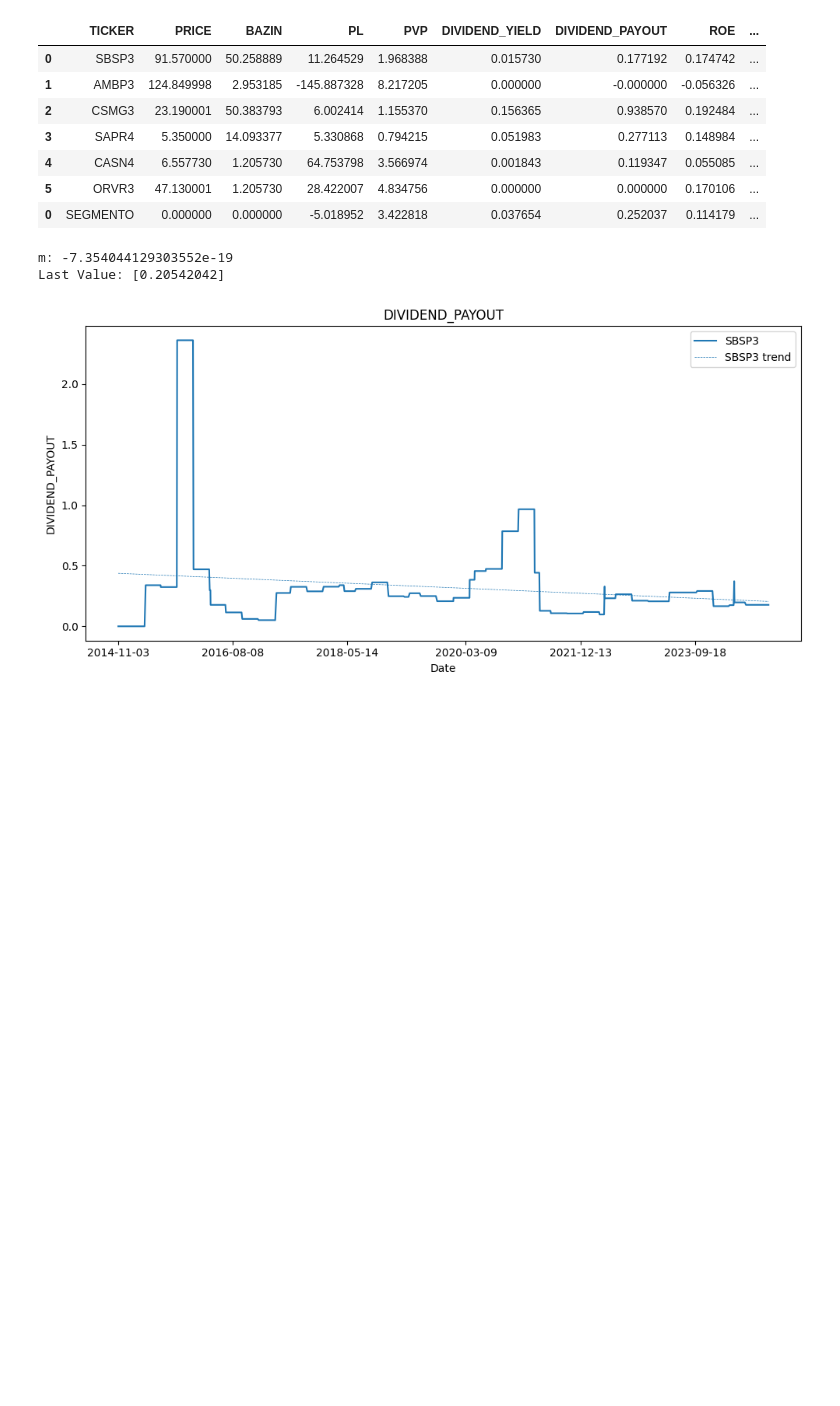
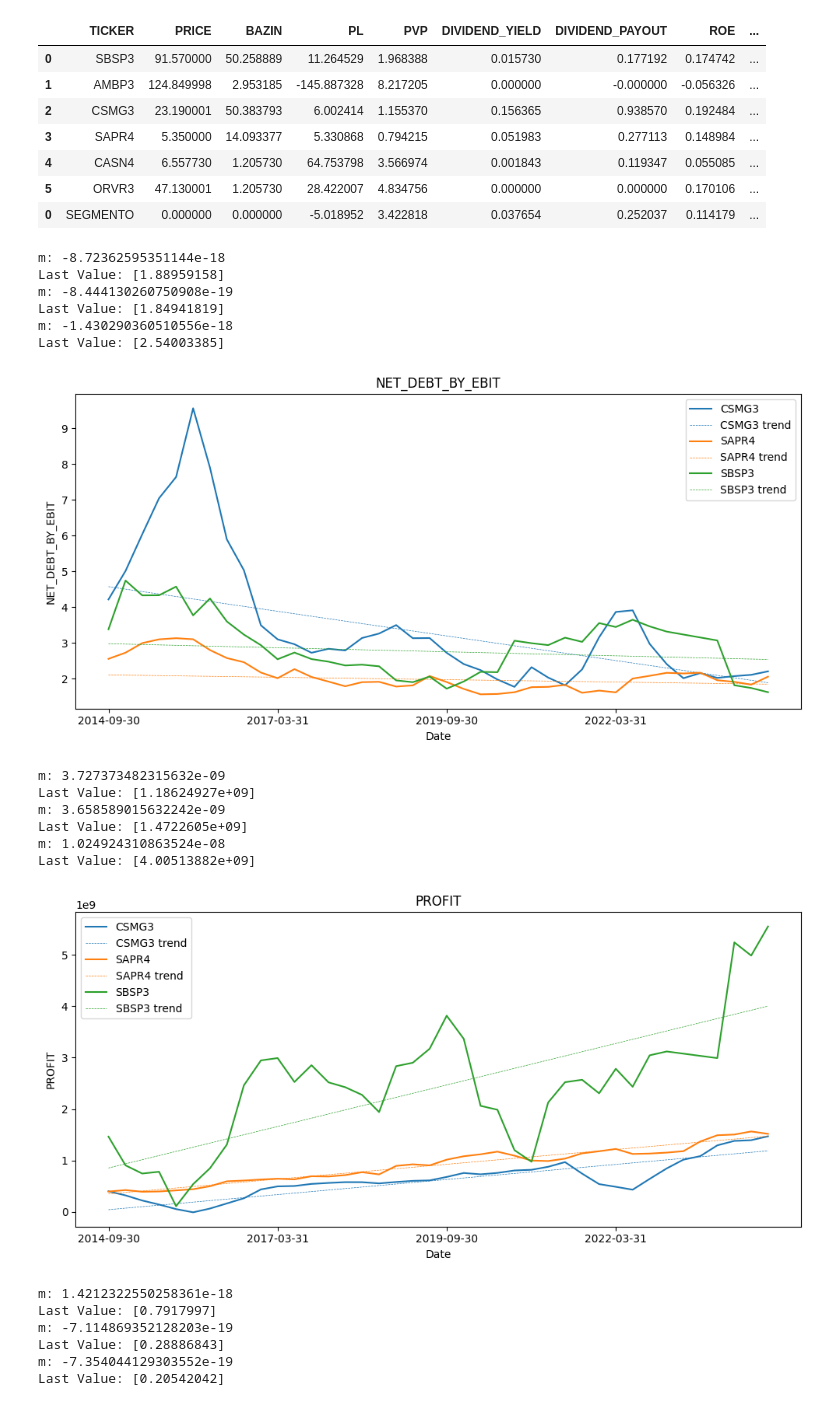
Before and after one commit to boa50/investment-analysis-etl, a Jupyter notebook: analysis/stock-analysis.ipynb, the cells around one changed output. Cells and saved outputs as stored; diff of their text form; code cells hidden in the pictures; blank space fills up the shorter version.

```diff
--- a/analysis/stock-analysis.ipynb
+++ b/analysis/stock-analysis.ipynb
@@ -38,23 +38,40 @@ measures.get_latest_values_by_segmento("Água e Saneamento")
 | 5 | ORVR3 | 47.130001 | 1.205730 | 28.422007 | 4.834756 | 0.000000 | 0.000000 | 0.170106 | ... |
 | 0 | SEGMENTO | 0.000000 | 0.000000 | -5.018952 | 3.422818 | 0.037654 | 0.252037 | 0.114179 | ... |
 # %%
-# tickers=["CSMG3", "SAPR4", "SBSP3"]
-tickers=["SBSP3"]
+tickers=["CSMG3", "SAPR4", "SBSP3"]
+# tickers=["SBSP3"]
 show_segment = False
 show_trend = True
 
 # for ticker in tickers:
 #     plot.plot_equity_evolution(ticker)
 
 # plot.plot_historical_kpi(tickers=tickers, kpi="NET_DEBT_BY_EQUITY", show_segment=show_segment, show_trend=show_trend)
-# plot.plot_historical_kpi(tickers=tickers, kpi="NET_DEBT_BY_EBIT", show_segment=show_segment, show_trend=show_trend)
-# plot.plot_historical_kpi(tickers=tickers, kpi="PROFIT", show_segment=show_segment, show_trend=show_trend)
+plot.plot_historical_kpi(tickers=tickers, kpi="NET_DEBT_BY_EBIT", show_segment=show_segment, show_trend=show_trend)
+plot.plot_historical_kpi(tickers=tickers, kpi="PROFIT", show_segment=show_segment, show_trend=show_trend)
 # plot.plot_historical_kpi(tickers=tickers, kpi="ROE", show_segment=show_segment, show_trend=show_trend)
 # plot.plot_historical_kpi(tickers=tickers, kpi="CGAR_5_YEARS_PROFIT", show_segment=show_segment, show_trend=show_trend)
 # plot.plot_historical_kpi(tickers=tickers, kpi="DIVIDEND_YIELD", show_segment=show_segment, show_trend=show_trend)
 plot.plot_historical_kpi(tickers=tickers, kpi="DIVIDEND_PAYOUT", show_segment=show_segment, show_trend=show_trend)
 # plot.plot_historical_kpi(tickers=tickers, kpi="NET_MARGIN", show_segment=show_segment, show_trend=show_trend)
 # %% [output]
-m: -7.354044129303552e-19
-Last Value: [0.20542042]
+m: -8.72362595351144e-18
+Last Value: [1.88959158]
+m: -8.444130260750908e-19
+Last Value: [1.84941819]
+m: -1.430290360510556e-18
+Last Value: [2.54003385]
-[figure, old version]
+[figure, new version]
+m: 3.727373482315632e-09
+Last Value: [1.18624927e+09]
+m: 3.658589015632242e-09
+Last Value: [1.4722605e+09]
+m: 1.024924310863524e-08
+Last Value: [4.00513882e+09]
+[figure, added]
+m: 1.4212322550258361e-18
+Last Value: [0.7917997]
+m: -7.114869352128203e-19
+Last Value: [0.28886843]
+m: -7.354044129303552e-19
+Last Value: [0.20542042]
```
Also changed, not shown: parts of 2 cells of this notebook, 1 other file.
